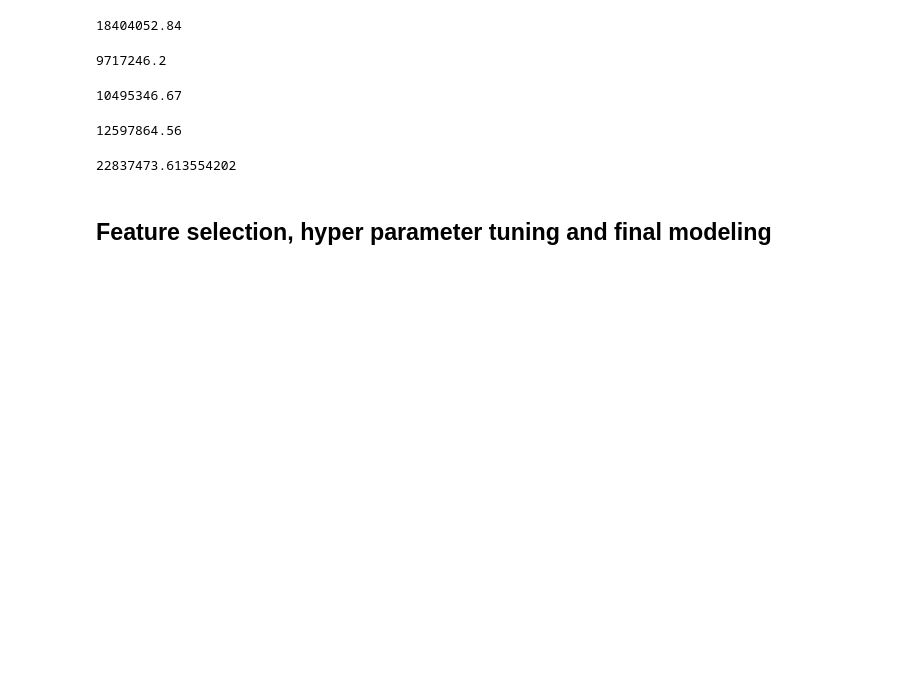
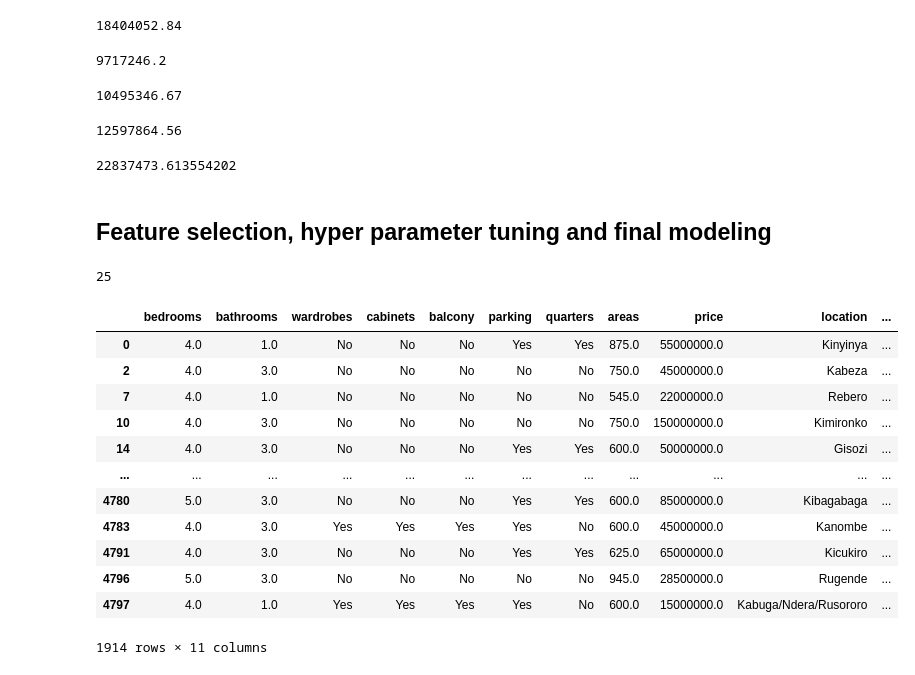
Before and after one commit to Rootkiti/ict_chember_classes, a Jupyter notebook: Untitled_Wk3.ipynb, the cells around one changed output. Cells and saved outputs as stored; diff of their text form; code cells hidden in the pictures; blank space fills up the shorter version.

```diff
--- a/Untitled_Wk3.ipynb
+++ b/Untitled_Wk3.ipynb
@@ -975,0 +983,4 @@ from sklearn.feature_selection import RFECV
+# %%
+len(select_feature(tree,features,target))
+# %% [output]
+25
@@ -975,0 +995,16 @@ from sklearn.feature_selection import RFECV
+# %%
+cleaned_final
+# %% [output]
+|  | bedrooms | bathrooms | wardrobes | cabinets | balcony | parking | quarters | areas | price | location | ... |
+| 0 | 4.0 | 1.0 | No | No | No | Yes | Yes | 875.0 | 55000000.0 | Kinyinya | ... |
+| 2 | 4.0 | 3.0 | No | No | No | No | No | 750.0 | 45000000.0 | Kabeza | ... |
+| 7 | 4.0 | 1.0 | No | No | No | No | No | 545.0 | 22000000.0 | Rebero | ... |
+| 10 | 4.0 | 3.0 | No | No | No | No | No | 750.0 | 150000000.0 | Kimironko | ... |
+| 14 | 4.0 | 3.0 | No | No | No | Yes | Yes | 600.0 | 50000000.0 | Gisozi | ... |
+| ... | ... | ... | ... | ... | ... | ... | ... | ... | ... | ... | ... |
+| 4780 | 5.0 | 3.0 | No | No | No | Yes | Yes | 600.0 | 85000000.0 | Kibagabaga | ... |
+| 4783 | 4.0 | 3.0 | Yes | Yes | Yes | Yes | No | 600.0 | 45000000.0 | Kanombe | ... |
+| 4791 | 4.0 | 3.0 | No | No | No | Yes | Yes | 625.0 | 65000000.0 | Kicukiro | ... |
+| 4796 | 5.0 | 3.0 | No | No | No | No | No | 945.0 | 28500000.0 | Rugende | ... |
+| 4797 | 4.0 | 1.0 | Yes | Yes | Yes | Yes | No | 600.0 | 15000000.0 | Kabuga/Ndera/Rusororo | ... |
+1914 rows × 11 columns
```
Also changed, not shown: parts of 10 cells of this notebook.
